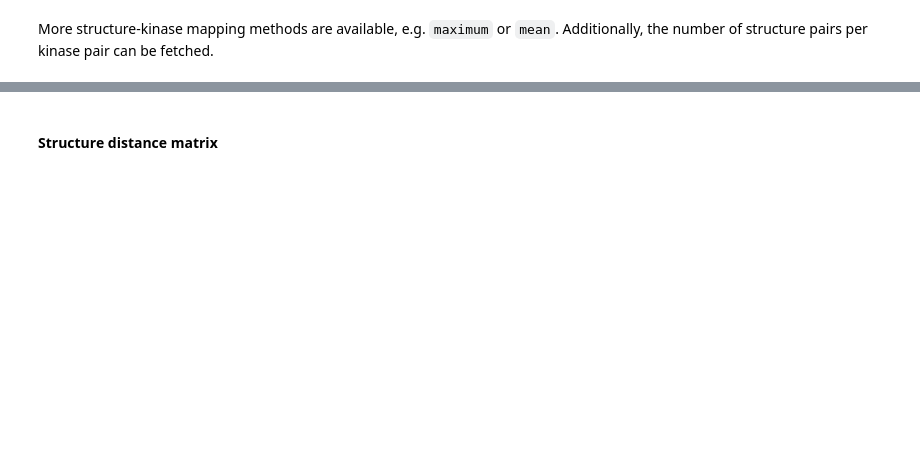
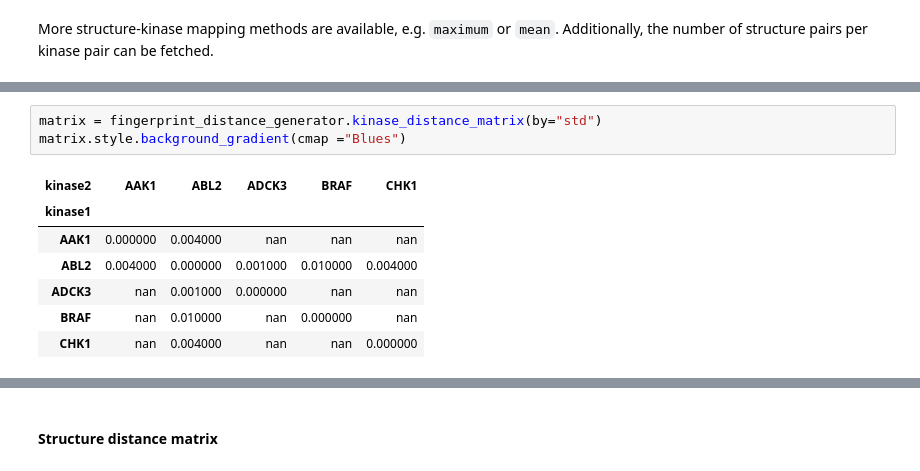
Before and after one commit to volkamerlab/kissim, a Jupyter notebook: docs/tutorials/comparison.ipynb, the cells around one changed output, grey strips where cells are left out. Drawn from its saved outputs; the diff is of its cells as text; blank space fills up the shorter version.

```diff
--- a/docs/tutorials/comparison.ipynb
+++ b/docs/tutorials/comparison.ipynb
@@ -222,0 +219,11 @@ fingerprint_distance_generator.kinase_distance_matrix(by="size")
+# %%
+matrix = fingerprint_distance_generator.kinase_distance_matrix(by="std")
+matrix.style.background_gradient(cmap ="Blues")
+# %% [output]
+| kinase2 | AAK1 | ABL2 | ADCK3 | BRAF | CHK1 |
+| kinase1 |  |  |  |  |  |
+| AAK1 | 0.000000 | 0.004000 | nan | nan | nan |
+| ABL2 | 0.004000 | 0.000000 | 0.001000 | 0.010000 | 0.004000 |
+| ADCK3 | nan | 0.001000 | 0.000000 | nan | nan |
+| BRAF | nan | 0.010000 | nan | 0.000000 | nan |
+| CHK1 | nan | 0.004000 | nan | nan | 0.000000 |
```
Also changed, not shown: parts of 11 cells of this notebook.
